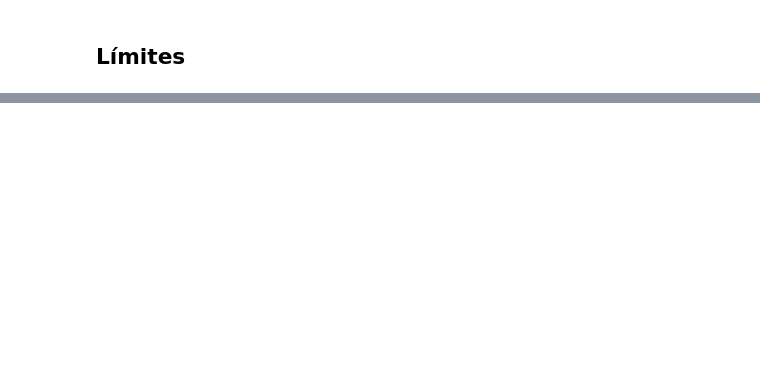
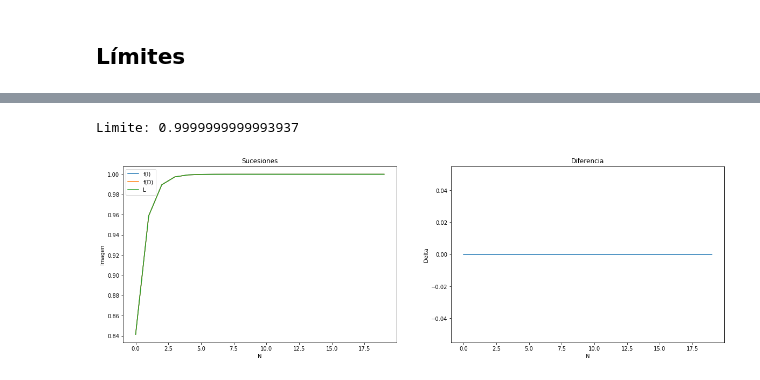
Before and after one commit to Aleph-GORY/switched-on-leibniz, a Jupyter notebook: calculo2/laboratorios/L0_NumerosReales.ipynb, the cells around one changed output, grey strips where cells are left out. Cells and saved outputs as stored; diff of their text form; code cells hidden in the pictures; blank space fills up the shorter version.

```diff
--- a/calculo2/laboratorios/L0_NumerosReales.ipynb
+++ b/calculo2/laboratorios/L0_NumerosReales.ipynb
@@ -190,0 +280,10 @@ Y aunque parezca que no vale la pena nos da una idea, y no es una demo
+# %%
+#caso 2
+def f2(x):
+    return np.sin(x)/x
+
+lim = limite(f2, 0)
+print('Limite:', lim)
+# %% [output]
+Limite: 0.9999999999993937
+[figure, added]
```
Also changed, not shown: parts of 32 cells of this notebook.
